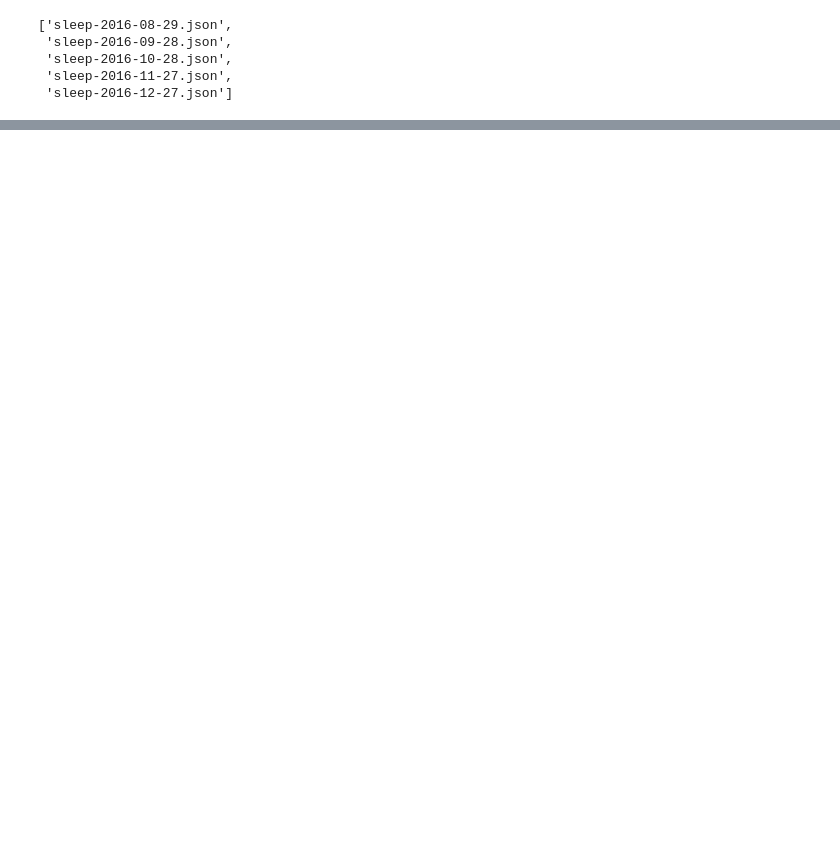
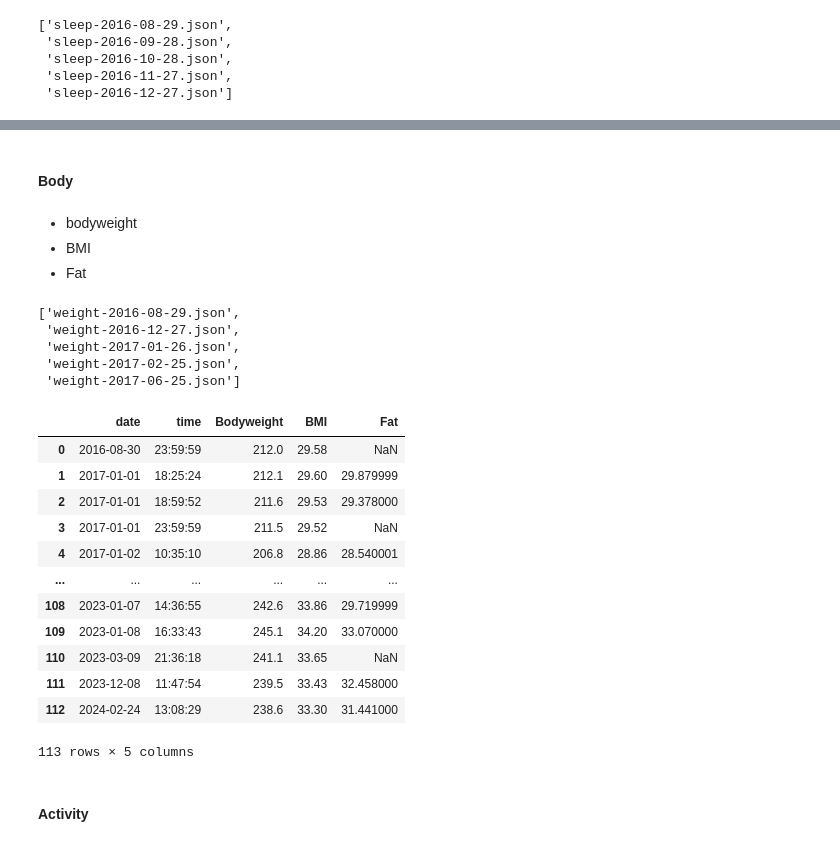
Before and after one commit to raymond-edgerly/fitbit_export, a Jupyter notebook: fitbit_takeout_to_old_fitbit_export.ipynb, the cells around one changed output, grey strips where cells are left out. Drawn from its saved outputs; the diff is of its cells as text; code cells hidden in the pictures; blank space fills up the shorter version.

Commit message:
Added Body, explored Activity, added RHR over time chart.

```diff
--- a/fitbit_takeout_to_old_fitbit_export.ipynb
+++ b/fitbit_takeout_to_old_fitbit_export.ipynb
@@ -20,7 +27,7 @@ filtered_files[:5] # Check first 5 are as expected.
  'sleep-2016-12-27.json']
 # %%
 dfs = []
-for file in filtered_files:
+for file in sleep_files:
     file_path = os.path.join(filepath + '/', file)
     df = pd.read_json(file_path)
     dfs.append(df)
@@ -81,3 +88,55 @@ df.head()
 # %%
 # Outputs FitBit sleep data in old export style wherever your Jupyter Notebook is located.
 df.to_csv('./fitbit_sleep_data_in_old_export_format.csv', index=False, header=False, na_rep='N/A')
+# %% [markdown]
+
+#### Body
+# %% [markdown]
+-  bodyweight
+-  BMI
+-  Fat
+# %%
+weight_files = [file for file in json_files if re.match(r'weight-\d{4}-\d{2}-\d{2}\.json$', file)]
+weight_files.sort()
+weight_files[:5] # Check first 5 are as expected.
+# %% [output]
+['weight-2016-08-29.json',
+ 'weight-2016-12-27.json',
+ 'weight-2017-01-26.json',
+ 'weight-2017-02-25.json',
+ 'weight-2017-06-25.json']
+# %%
+dfs = []
+for file in weight_files:
+    file_path = os.path.join(filepath + '/', file)
+    df = pd.read_json(file_path)
+    dfs.append(df)
+
+df = pd.concat(dfs, ignore_index=True)
+# %%
+df = df.rename(
+    columns={'weight':'Bodyweight', 'bmi':'BMI', 'fat':'Fat'}
+).drop(
+    columns=['logId', 'source']
+).reindex(
+    columns=['date', 'time', 'Bodyweight', 'BMI', 'Fat']
+)
+# %%
+df
+# %% [output]
+|  | date | time | Bodyweight | BMI | Fat |
+| 0 | 2016-08-30 | 23:59:59 | 212.0 | 29.58 | NaN |
+| 1 | 2017-01-01 | 18:25:24 | 212.1 | 29.60 | 29.879999 |
+| 2 | 2017-01-01 | 18:59:52 | 211.6 | 29.53 | 29.378000 |
+| 3 | 2017-01-01 | 23:59:59 | 211.5 | 29.52 | NaN |
+| 4 | 2017-01-02 | 10:35:10 | 206.8 | 28.86 | 28.540001 |
+| ... | ... | ... | ... | ... | ... |
+| 108 | 2023-01-07 | 14:36:55 | 242.6 | 33.86 | 29.719999 |
+| 109 | 2023-01-08 | 16:33:43 | 245.1 | 34.20 | 33.070000 |
+| 110 | 2023-03-09 | 21:36:18 | 241.1 | 33.65 | NaN |
+| 111 | 2023-12-08 | 11:47:54 | 239.5 | 33.43 | 32.458000 |
+| 112 | 2024-02-24 | 13:08:29 | 238.6 | 33.30 | 31.441000 |
+113 rows × 5 columns
+# %% [markdown]
+
+#### Activity
```
Also changed, not shown: parts of 14 cells of this notebook.
